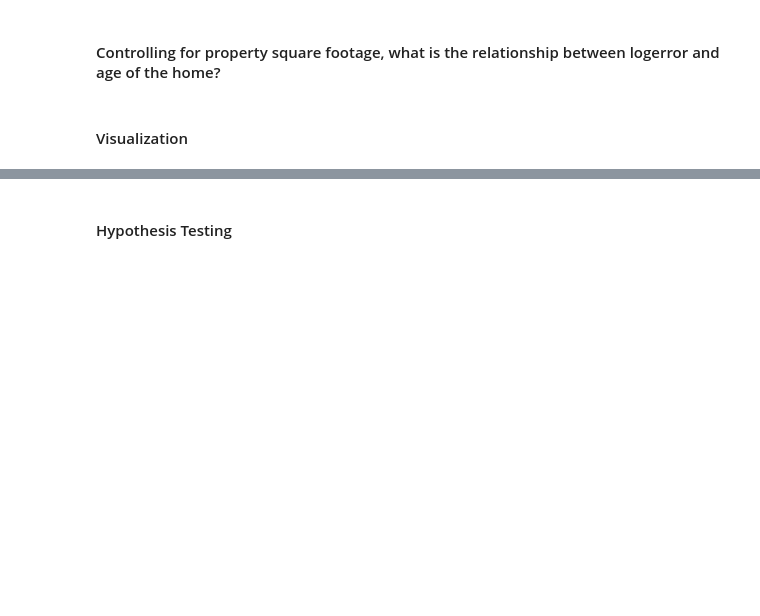
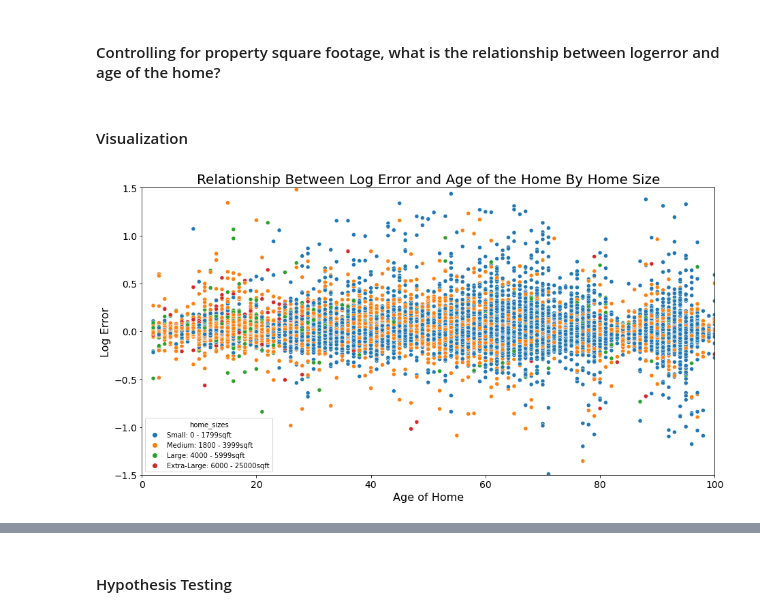
Before and after one commit to rachelrobbinsmayhill/clustering_project, a Jupyter notebook: final_report.ipynb, the cells around one changed output, grey strips where cells are left out. Cells and saved outputs as stored; diff of their text form; code cells hidden in the pictures; blank space fills up the shorter version.

```diff
--- a/final_report.ipynb
+++ b/final_report.ipynb
@@ -370,3 +386,25 @@ plt.show()
 #### Controlling for property square footage, what is the relationship between logerror and age of the home?
 # %% [markdown]
 #### Visualization
+# %%
+x = train.age
+y = train.logerror
+
+# Set size of figure
+plt.figure(figsize = (13,7))
+# Create scatterplot
+ax = sns.scatterplot(data=train, x= x, y= y, hue="home_sizes")
+# set x and y limits to 'zoom in'
+ax.set(xlim = (0, 100), ylim= (-1.5,1.5)) # set the limits to the desired ones
+# fit labels and legend
+plt.title('Relationship Between Log Error and Age of the Home By Home Size', fontsize = 20)
+plt.xlabel('Age of Home', fontsize = 16)
+plt.xticks(fontsize = 14)
+plt.yticks(fontsize = 14)
+plt.ylabel('Log Error', fontsize = 16)
+
+
+plt.tight_layout()
+plt.show()
+# %% [output]
+[figure, added]
```
Also changed, not shown: parts of 21 cells of this notebook.
